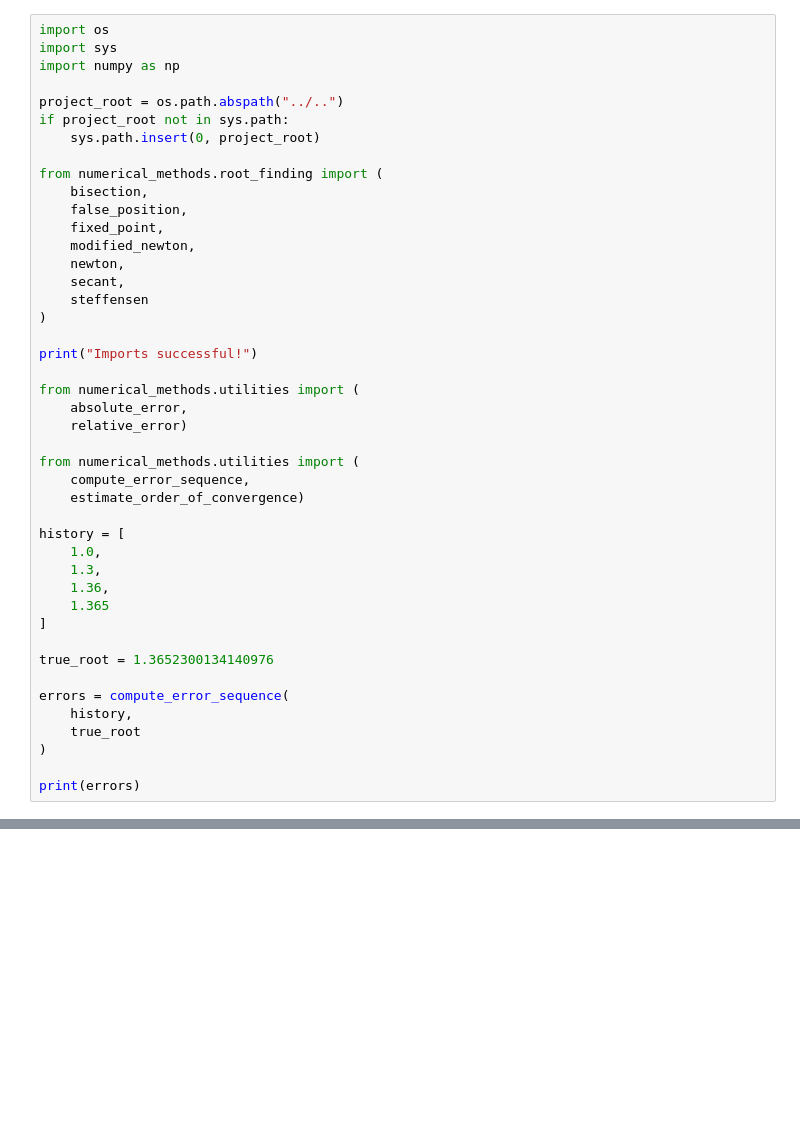
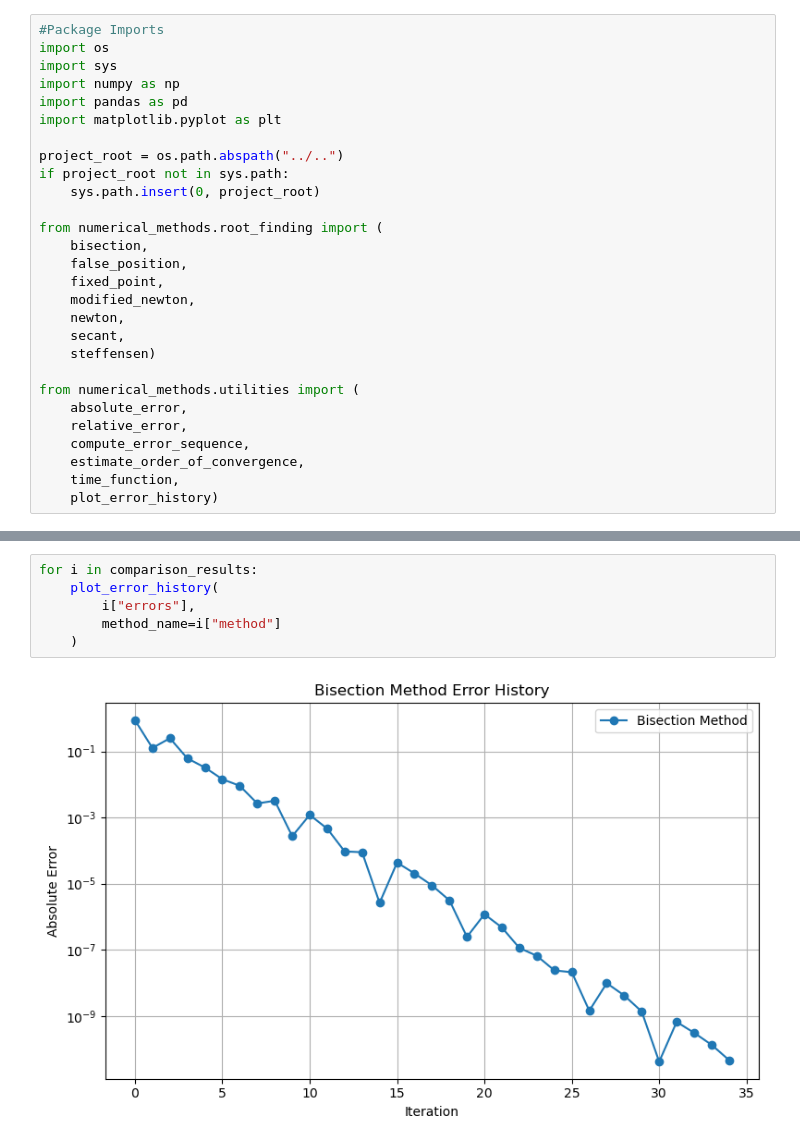
Before and after one commit to JValentine1331/scientific-computing-methods, a Jupyter notebook: notebooks/01_root_finding/root_finding_comparison.ipynb, the cells around one changed output, grey strips where cells are left out. Cells and saved outputs as stored; diff of their text form; blank space fills up the shorter version.

Commit message:
Imprement root-finding analysis framework and utilities

```diff
--- a/notebooks/01_root_finding/root_finding_comparison.ipynb
+++ b/notebooks/01_root_finding/root_finding_comparison.ipynb
@@ -10,7 +45,10 @@ Compare the performance, convergence behavior, and robustness of classical root-
 # %%
+#Package Imports
 import os
 import sys
 import numpy as np
+import pandas as pd
+import matplotlib.pyplot as plt
 
 project_root = os.path.abspath("../..")
 if project_root not in sys.path:
@@ -23,31 +61,12 @@ from numerical_methods.root_finding import (
     modified_newton,
     newton,
     secant,
-    steffensen
-)
-
-print("Imports successful!")
+    steffensen)
 
 from numerical_methods.utilities import (
     absolute_error,
-    relative_error)
-
-from numerical_methods.utilities import (
+    relative_error,
     compute_error_sequence,
-    estimate_order_of_convergence)
-
-history = [
-    1.0,
-    1.3,
-    1.36,
-    1.365
-]
-
-true_root = 1.3652300134140976
-
-errors = compute_error_sequence(
-    history,
-    true_root
-)
-
-print(errors)
+    estimate_order_of_convergence,
+    time_function,
+    plot_error_history)
@@ -114,0 +210,8 @@ NameError: name 'np' is not defined
+# %%
+for i in comparison_results:
+    plot_error_history(
+        i["errors"],
+        method_name=i["method"]
+    )
+# %% [output]
+[figure, added]
```
Also changed, not shown: parts of 13 cells of this notebook, 3 other files.
